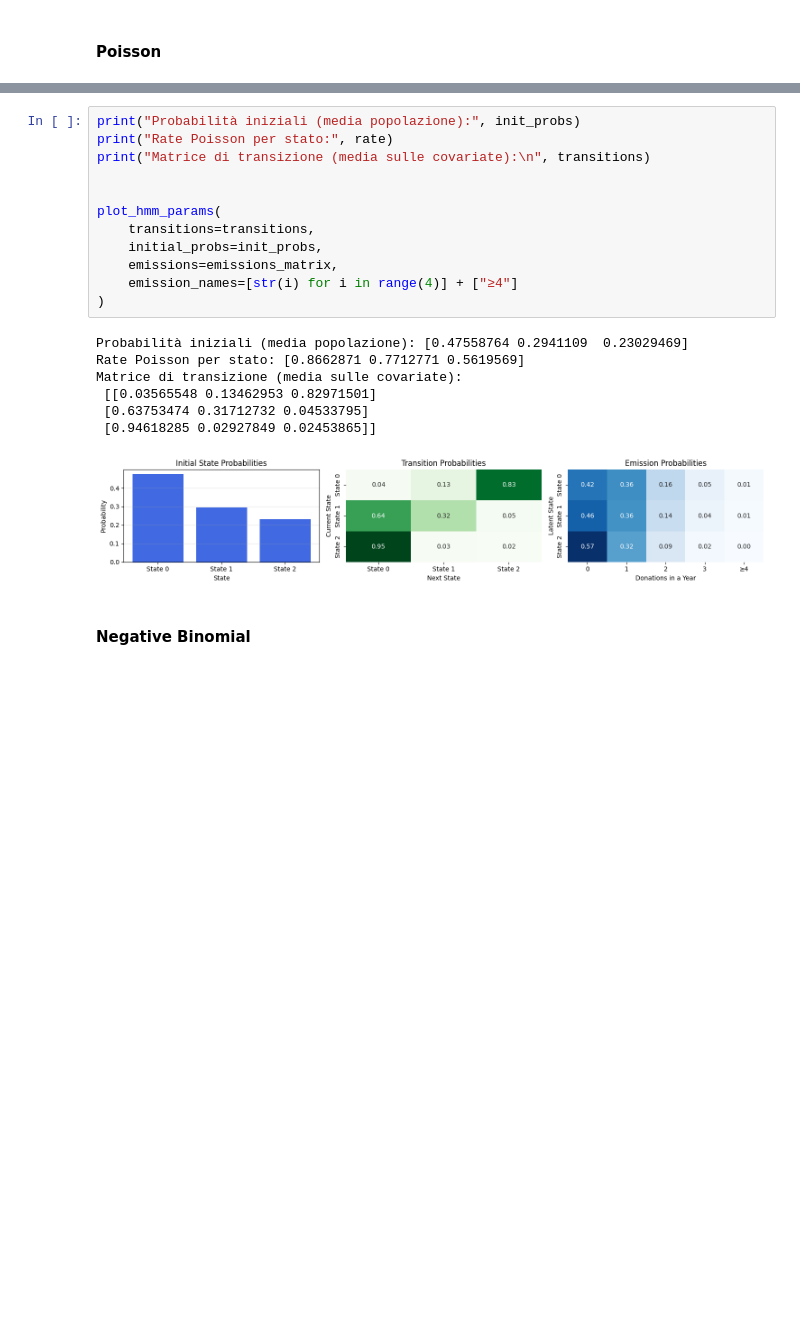
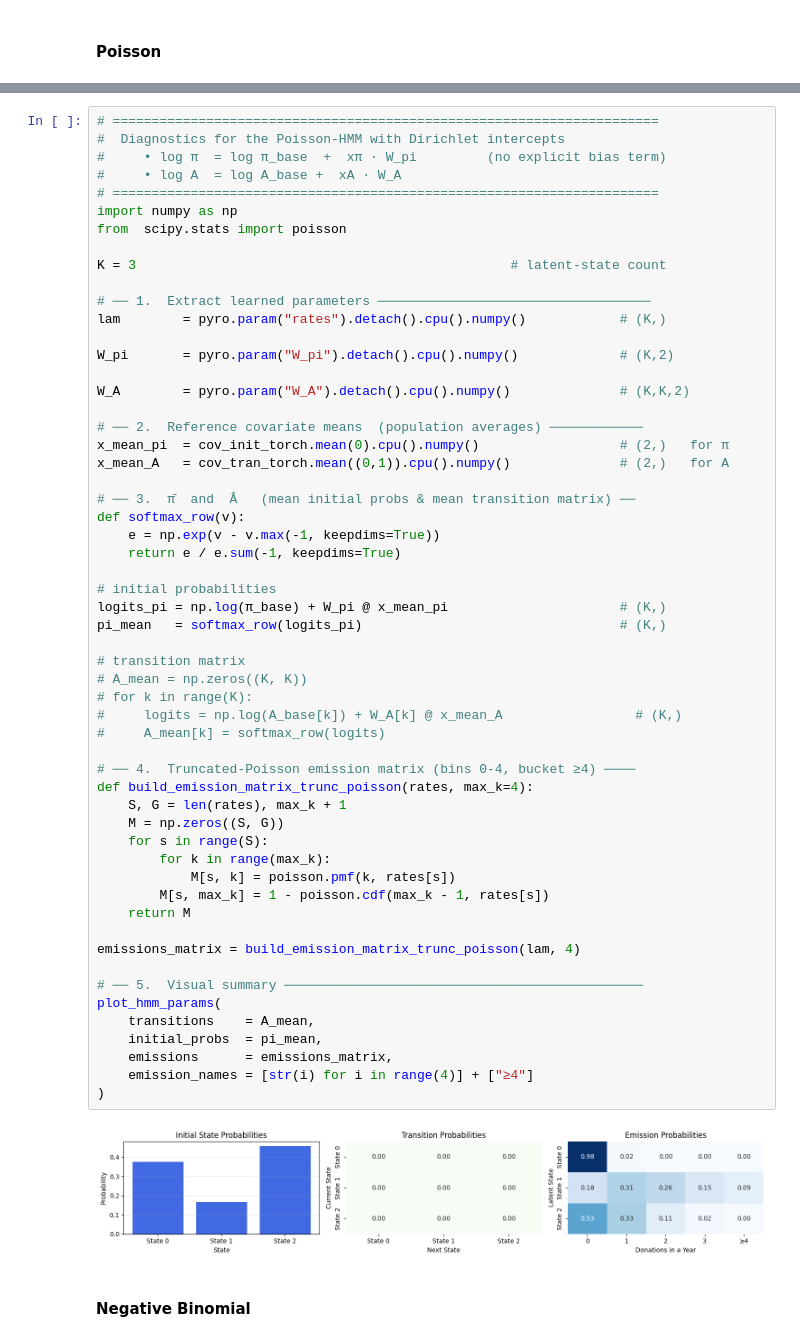
Before and after one commit to erikdeluca/Blood-Donors, a Jupyter notebook: Python/Pyro.ipynb, the cells around one changed output, grey strips where cells are left out. Cells and saved outputs as stored; diff of their text form; blank space fills up the shorter version.

Commit message:
Static Covariate/ Poisson rivisto

```diff
--- a/Python/Pyro.ipynb
+++ b/Python/Pyro.ipynb
@@ -1370,23 +1299,61 @@ array([[0.03565548, 0.13462953, 0.82971501],
-# %%
-print("Probabilità iniziali (media popolazione):", init_probs)
-print("Rate Poisson per stato:", rate)
-print("Matrice di transizione (media sulle covariate):\n", transitions)
-
-
-plot_hmm_params(
-    transitions=transitions,
-    initial_probs=init_probs,
-    emissions=emissions_matrix,
-    emission_names=[str(i) for i in range(4)] + ["≥4"]
-)
-# %% [output]
-Probabilità iniziali (media popolazione): [0.47558764 0.2941109  0.23029469]
-Rate Poisson per stato: [0.8662871 0.7712771 0.5619569]
-Matrice di transizione (media sulle covariate):
- [[0.03565548 0.13462953 0.82971501]
- [0.63753474 0.31712732 0.04533795]
- [0.94618285 0.02927849 0.02453865]]
-[figure, removed]
+# %%
+# ======================================================================
+#  Diagnostics for the Poisson-HMM with Dirichlet intercepts
+#     • log π  = log π_base  +  xπ · W_pi         (no explicit bias term)
+#     • log A  = log A_base +  xA · W_A
+# ======================================================================
+import numpy as np
+from  scipy.stats import poisson
+
+K = 3                                                # latent-state count
+
+# ── 1.  Extract learned parameters ───────────────────────────────────
+lam        = pyro.param("rates").detach().cpu().numpy()            # (K,)
+
+W_pi       = pyro.param("W_pi").detach().cpu().numpy()             # (K,2)
+
+W_A        = pyro.param("W_A").detach().cpu().numpy()              # (K,K,2)
+
+# ── 2.  Reference covariate means  (population averages) ────────────
+x_mean_pi  = cov_init_torch.mean(0).cpu().numpy()                  # (2,)   for π
+x_mean_A   = cov_tran_torch.mean((0,1)).cpu().numpy()              # (2,)   for A
+
+# ── 3.  π̄  and  Â   (mean initial probs & mean transition matrix) ──
+def softmax_row(v):
+    e = np.exp(v - v.max(-1, keepdims=True))
+    return e / e.sum(-1, keepdims=True)
+
+# initial probabilities
+logits_pi = np.log(π_base) + W_pi @ x_mean_pi                      # (K,)
+pi_mean   = softmax_row(logits_pi)                                 # (K,)
+
+# transition matrix
+# A_mean = np.zeros((K, K))
+# for k in range(K):
+#     logits = np.log(A_base[k]) + W_A[k] @ x_mean_A                 # (K,)
+#     A_mean[k] = softmax_row(logits)
+
+# ── 4.  Truncated-Poisson emission matrix (bins 0-4, bucket ≥4) ────
+def build_emission_matrix_trunc_poisson(rates, max_k=4):
+    S, G = len(rates), max_k + 1
+    M = np.zeros((S, G))
+    for s in range(S):
+        for k in range(max_k):
+            M[s, k] = poisson.pmf(k, rates[s])
+        M[s, max_k] = 1 - poisson.cdf(max_k - 1, rates[s])
+    return M
+
+emissions_matrix = build_emission_matrix_trunc_poisson(lam, 4)
+
+# ── 5.  Visual summary ──────────────────────────────────────────────
+plot_hmm_params(
+    transitions    = A_mean,
+    initial_probs  = pi_mean,
+    emissions      = emissions_matrix,
+    emission_names = [str(i) for i in range(4)] + ["≥4"]
+)
+# %% [output]
+[figure, added]
 # %% [markdown]
 #### Negative Binomial
 # %%
```
Also changed, not shown: parts of 7 cells of this notebook.
